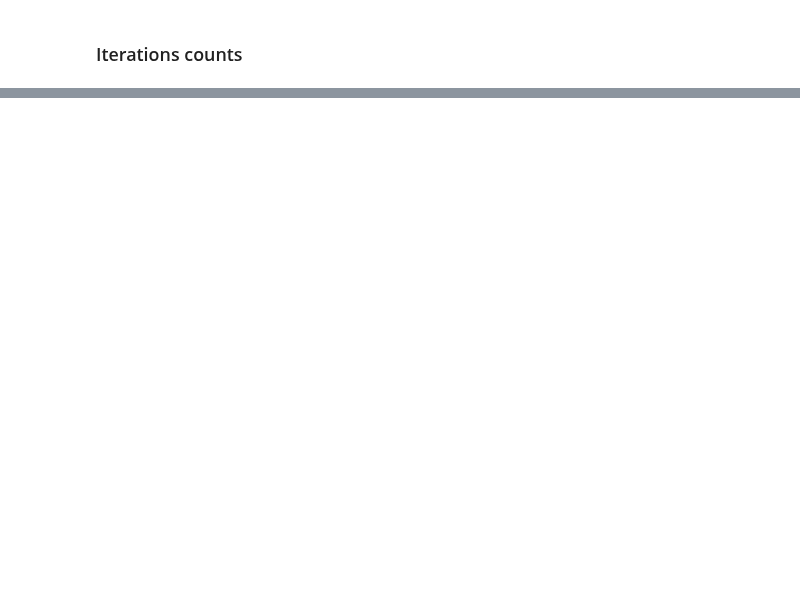
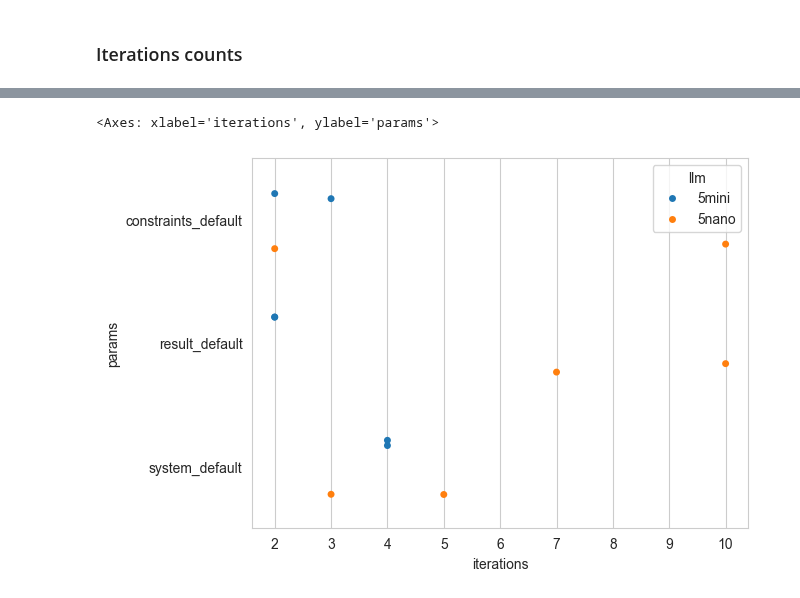
Before and after one commit to smartarch/llm-adaptation, a Jupyter notebook: generated_adaptations/plot_farm.ipynb, the cells around one changed output, grey strips where cells are left out. Cells and saved outputs as stored; diff of their text form; code cells hidden in the pictures; blank space fills up the shorter version.

```diff
--- a/generated_adaptations/plot_farm.ipynb
+++ b/generated_adaptations/plot_farm.ipynb
@@ -236,0 +315,5 @@ iterations
+# %%
+sns.stripplot(x="iterations", y="params", hue="llm", data=iterations.reset_index(), dodge=True)
+# %% [output]
+<Axes: xlabel='iterations', ylabel='params'>
+[figure, added]
```
Also changed, not shown: parts of 12 cells of this notebook, 9 other files.
